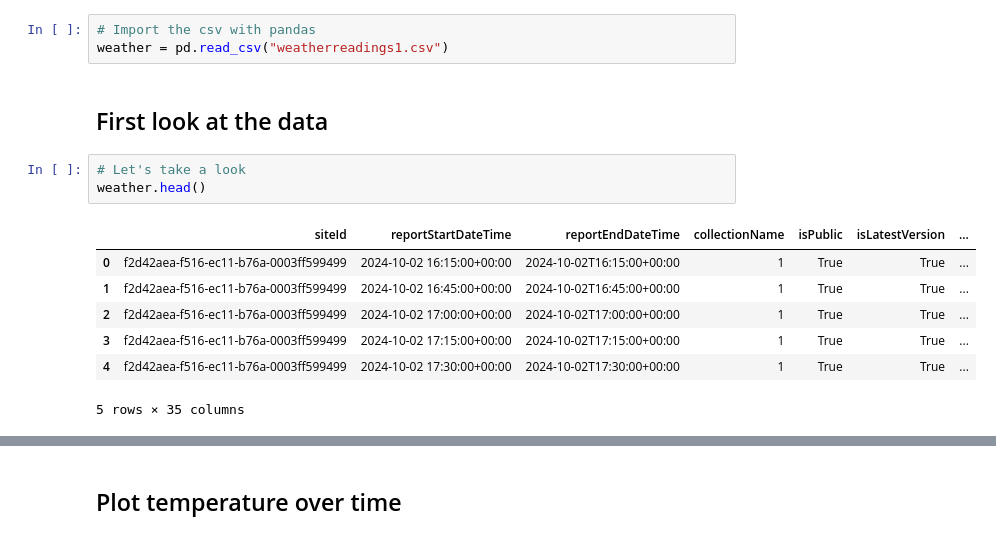
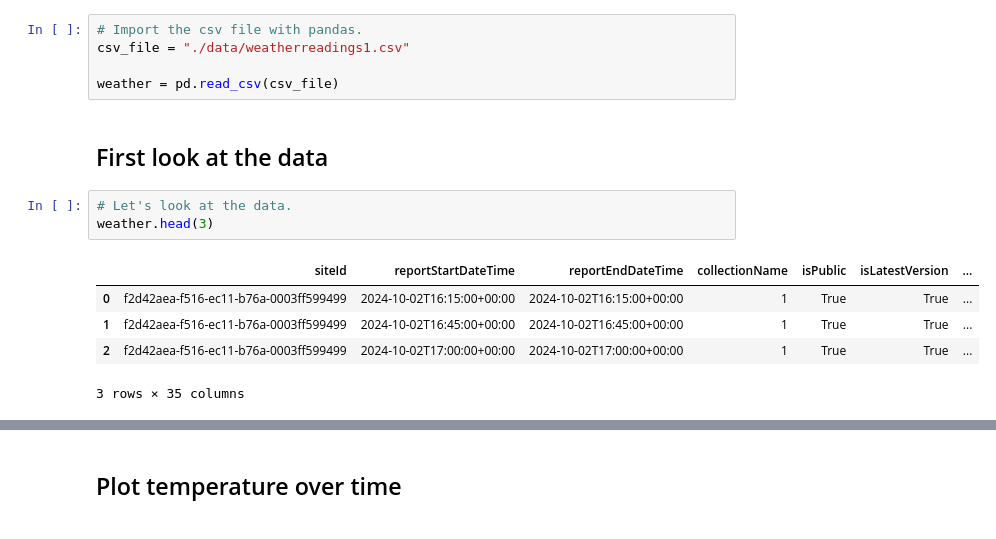
Before and after one commit to eoghanpw/PFDA-assignments, a Jupyter notebook: assignment2-weather.ipynb, the cells around one changed output, grey strips where cells are left out. Cells and saved outputs as stored; diff of their text form.

```diff
--- a/assignment2-weather.ipynb
+++ b/assignment2-weather.ipynb
@@ -14,18 +14,18 @@ from matplotlib.ticker import AutoMinorLocator
 # %% [markdown]
 ## Import the data
 # %%
-# Import the csv with pandas
-weather = pd.read_csv("weatherreadings1.csv")
+# Import the csv file with pandas.
+csv_file = "./data/weatherreadings1.csv"
+
+weather = pd.read_csv(csv_file)
 # %% [markdown]
 ## First look at the data
 # %%
-# Let's take a look
-weather.head()
+# Let's look at the data.
+weather.head(3)
 # %% [output]
 |  | siteId | reportStartDateTime | reportEndDateTime | collectionName | isPublic | isLatestVersion | ... |
-| 0 | f2d42aea-f516-ec11-b76a-0003ff599499 | 2024-10-02 16:15:00+00:00 | 2024-10-02T16:15:00+00:00 | 1 | True | True | ... |
-| 1 | f2d42aea-f516-ec11-b76a-0003ff599499 | 2024-10-02 16:45:00+00:00 | 2024-10-02T16:45:00+00:00 | 1 | True | True | ... |
-| 2 | f2d42aea-f516-ec11-b76a-0003ff599499 | 2024-10-02 17:00:00+00:00 | 2024-10-02T17:00:00+00:00 | 1 | True | True | ... |
-| 3 | f2d42aea-f516-ec11-b76a-0003ff599499 | 2024-10-02 17:15:00+00:00 | 2024-10-02T17:15:00+00:00 | 1 | True | True | ... |
-| 4 | f2d42aea-f516-ec11-b76a-0003ff599499 | 2024-10-02 17:30:00+00:00 | 2024-10-02T17:30:00+00:00 | 1 | True | True | ... |
+| 0 | f2d42aea-f516-ec11-b76a-0003ff599499 | 2024-10-02T16:15:00+00:00 | 2024-10-02T16:15:00+00:00 | 1 | True | True | ... |
+| 1 | f2d42aea-f516-ec11-b76a-0003ff599499 | 2024-10-02T16:45:00+00:00 | 2024-10-02T16:45:00+00:00 | 1 | True | True | ... |
+| 2 | f2d42aea-f516-ec11-b76a-0003ff599499 | 2024-10-02T17:00:00+00:00 | 2024-10-02T17:00:00+00:00 | 1 | True | True | ... |
-5 rows × 35 columns
+3 rows × 35 columns
```
Also changed, not shown: parts of 7 cells of this notebook, 2 other files.
